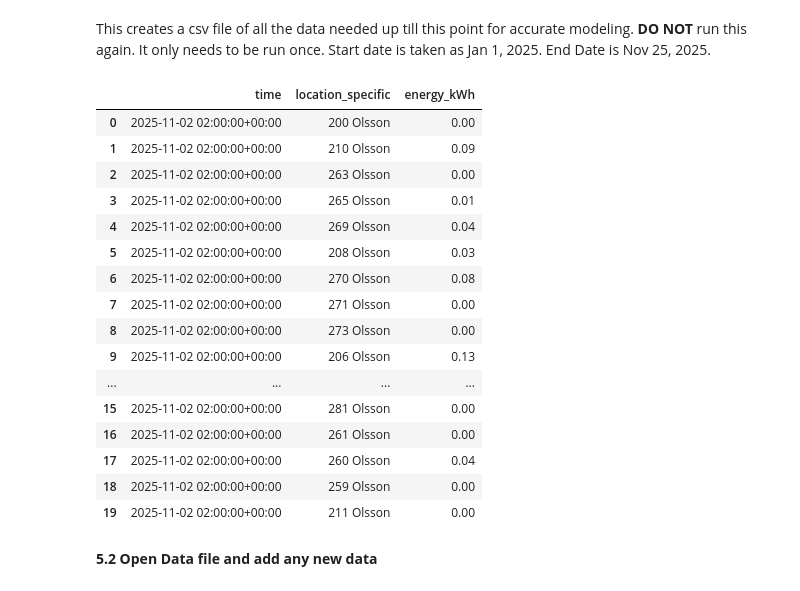
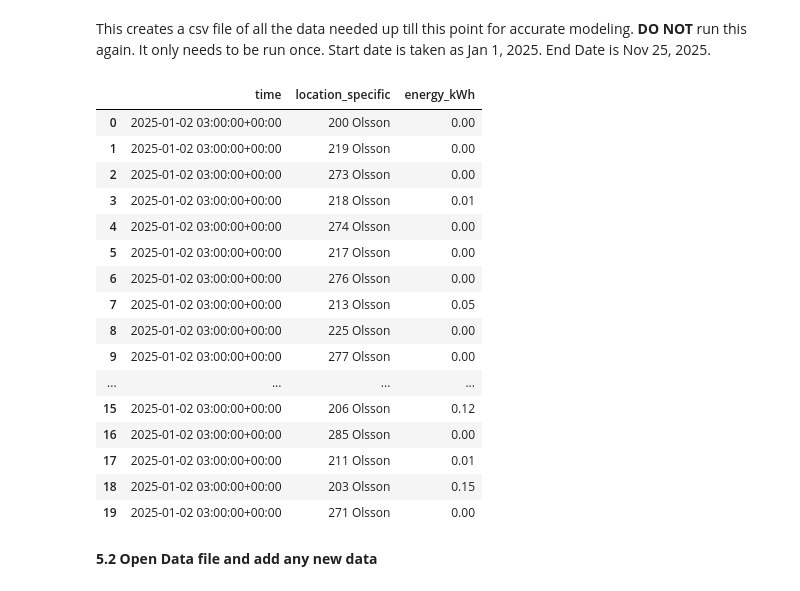
Before and after one commit to Taran-Gupta/SaHB-Energy-Mapping, a Jupyter notebook: Power Data.ipynb, the cells around one changed output. Cells and saved outputs as stored; diff of their text form; code cells hidden in the pictures.

```diff
--- a/Power Data.ipynb
+++ b/Power Data.ipynb
@@ -1112,29 +1112,29 @@ def injection_detection_pipeline(df_to_test: pd.DataFrame, num_injections: int =
 # %% [markdown]
 This creates a csv file of all the data needed up till this point for accurate modeling. **DO NOT** run this again. It only needs to be run once. Start date is taken as Jan 1, 2025. End Date is Nov 25, 2025.
 # %%
-start = pd.Timestamp("2025-11-01")
+start = pd.Timestamp("2025-01-01")
 end = pd.Timestamp("2025-11-25")
 df_all = query_influx_nights(start, end, interval="15m")
 
 df_all.head(20)
 # %% [output]
 |  | time | location_specific | energy_kWh |
-| 0 | 2025-11-02 02:00:00+00:00 | 200 Olsson | 0.00 |
-| 1 | 2025-11-02 02:00:00+00:00 | 210 Olsson | 0.09 |
-| 2 | 2025-11-02 02:00:00+00:00 | 263 Olsson | 0.00 |
-| 3 | 2025-11-02 02:00:00+00:00 | 265 Olsson | 0.01 |
-| 4 | 2025-11-02 02:00:00+00:00 | 269 Olsson | 0.04 |
-| 5 | 2025-11-02 02:00:00+00:00 | 208 Olsson | 0.03 |
-| 6 | 2025-11-02 02:00:00+00:00 | 270 Olsson | 0.08 |
-| 7 | 2025-11-02 02:00:00+00:00 | 271 Olsson | 0.00 |
-| 8 | 2025-11-02 02:00:00+00:00 | 273 Olsson | 0.00 |
-| 9 | 2025-11-02 02:00:00+00:00 | 206 Olsson | 0.13 |
+| 0 | 2025-01-02 03:00:00+00:00 | 200 Olsson | 0.00 |
+| 1 | 2025-01-02 03:00:00+00:00 | 219 Olsson | 0.00 |
+| 2 | 2025-01-02 03:00:00+00:00 | 273 Olsson | 0.00 |
+| 3 | 2025-01-02 03:00:00+00:00 | 218 Olsson | 0.01 |
+| 4 | 2025-01-02 03:00:00+00:00 | 274 Olsson | 0.00 |
+| 5 | 2025-01-02 03:00:00+00:00 | 217 Olsson | 0.00 |
+| 6 | 2025-01-02 03:00:00+00:00 | 276 Olsson | 0.00 |
+| 7 | 2025-01-02 03:00:00+00:00 | 213 Olsson | 0.05 |
+| 8 | 2025-01-02 03:00:00+00:00 | 225 Olsson | 0.00 |
+| 9 | 2025-01-02 03:00:00+00:00 | 277 Olsson | 0.00 |
 | ... | ... | ... | ... |
-| 15 | 2025-11-02 02:00:00+00:00 | 281 Olsson | 0.00 |
-| 16 | 2025-11-02 02:00:00+00:00 | 261 Olsson | 0.00 |
-| 17 | 2025-11-02 02:00:00+00:00 | 260 Olsson | 0.04 |
-| 18 | 2025-11-02 02:00:00+00:00 | 259 Olsson | 0.00 |
-| 19 | 2025-11-02 02:00:00+00:00 | 211 Olsson | 0.00 |
+| 15 | 2025-01-02 03:00:00+00:00 | 206 Olsson | 0.12 |
+| 16 | 2025-01-02 03:00:00+00:00 | 285 Olsson | 0.00 |
+| 17 | 2025-01-02 03:00:00+00:00 | 211 Olsson | 0.01 |
+| 18 | 2025-01-02 03:00:00+00:00 | 203 Olsson | 0.15 |
+| 19 | 2025-01-02 03:00:00+00:00 | 271 Olsson | 0.00 |
 # %%
 # saves the unmodified data to csv
 df_all.to_csv('olsson_nighttime_data.csv', index=False)
```
Also changed, not shown: parts of 5 cells of this notebook, 1 other file.
